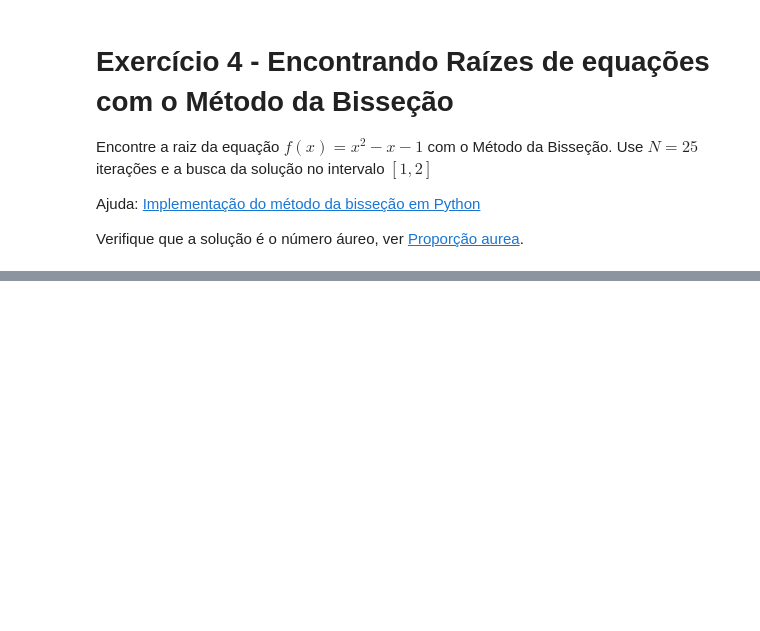
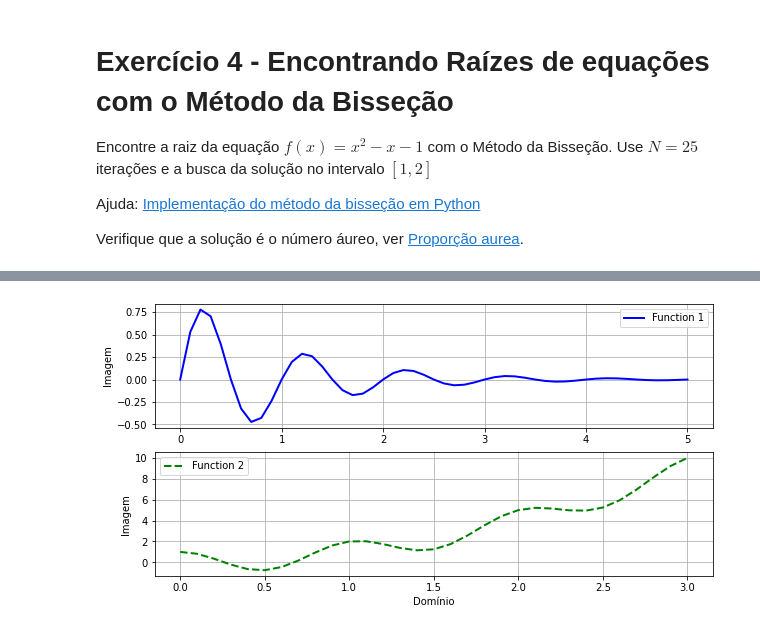
Before and after one commit to CostaNathan/doctorate, a Jupyter notebook: Trabalho_2.ipynb, the cells around one changed output, grey strips where cells are left out. Saved outputs shown, nothing was run; the diff lists cells and outputs as text; code cells hidden in the pictures; blank space fills up the shorter version.

```diff
--- a/Trabalho_2.ipynb
+++ b/Trabalho_2.ipynb
@@ -244,0 +272,48 @@ TypeError: ignored
+# %%
+def subplots (func_1, lower_bound_1, upper_bound_1, func_2,  lower_bound_2, upper_bound_2, precision):
+  '''
+  func_1 = First function to be plotted. It must be entered as a string. If there is any special operations, such as trigonometry or exponential,
+  it must be written with the necessary libraries to utilize them.
+  lower_bound_1 = Lower boundary of the domain regarding the first function
+  upper_bound_1 = Upper boundary of the domain regarding the first function
+  func_2, lower_bound_2, upper_bound_2 = same as above, however regarding the second function
+  precision = Number of x and y points calculated
+  '''
+
+  def f_1 (x):
+    f_1 = eval(func_1)
+    return f_1
+
+  def f_2 (x):
+    f_2 = eval(func_2)
+    return f_2
+
+  points_1 = np.arange(lower_bound_1, upper_bound_1+precision, precision)
+  points_2 = np.arange(lower_bound_2, upper_bound_2+precision, precision)
+
+  y_func_1 = np.arange(lower_bound_1, upper_bound_1+precision, precision)
+  y_func_2 = np.arange(lower_bound_2, upper_bound_2+precision, precision)
+
+  for i in range (len(points_1)):
+    y_func_1[i] = f_1(points_1[i])
+
+  for i in range (len(points_2)):
+    y_func_2[i] = f_2(points_2[i])
+
+
+  plt.figure (figsize= (10,5))
+  plt.subplot(211)
+  plt.plot(points_1, y_func_1, 'blue', linestyle = '-', linewidth = 2, label = 'Function 1')
+  plt.grid()
+  plt.legend(loc = 'best')
+  plt.ylabel('Imagem')
+  plt.subplot(212)
+  plt.plot(points_2, y_func_2, 'green', linestyle = '--', linewidth = 2, label = 'Function 2')
+  plt.xlabel('Domínio')
+  plt.ylabel('Imagem')
+  plt.grid()
+  plt.legend(loc = 'best')
+
+subplots('np.sin(2 * np.pi * x) * np.exp(-x)', 0,5, 'np.cos(2 * np.pi * x) + x ** 2', 0, 3, 0.1)
+# %% [output]
+[figure, added]
```
Also changed, not shown: parts of 6 cells of this notebook.
